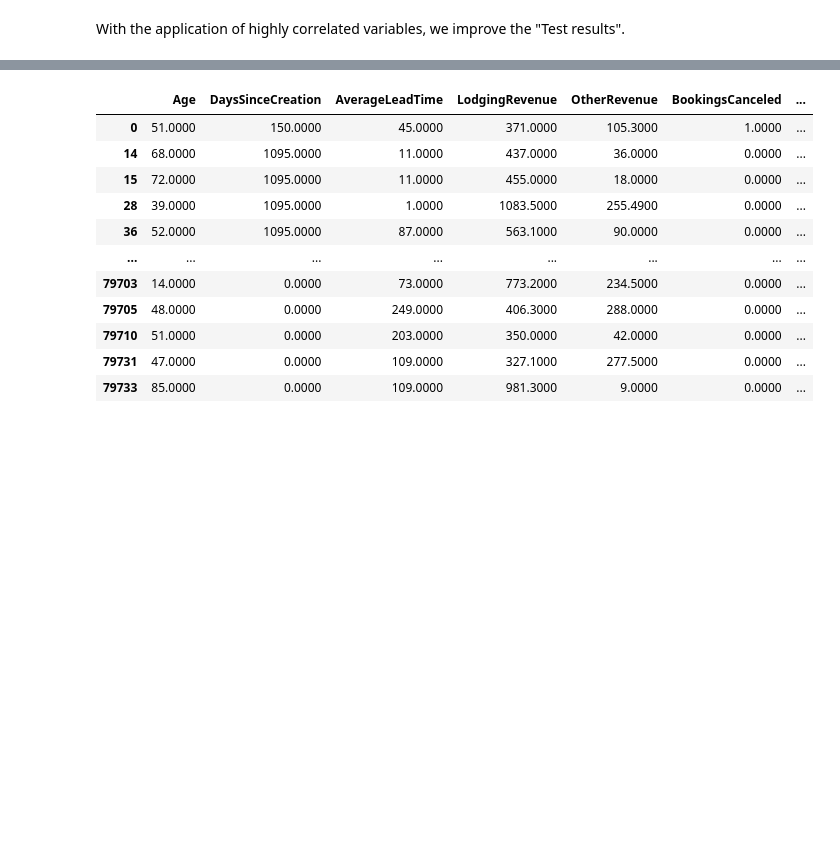
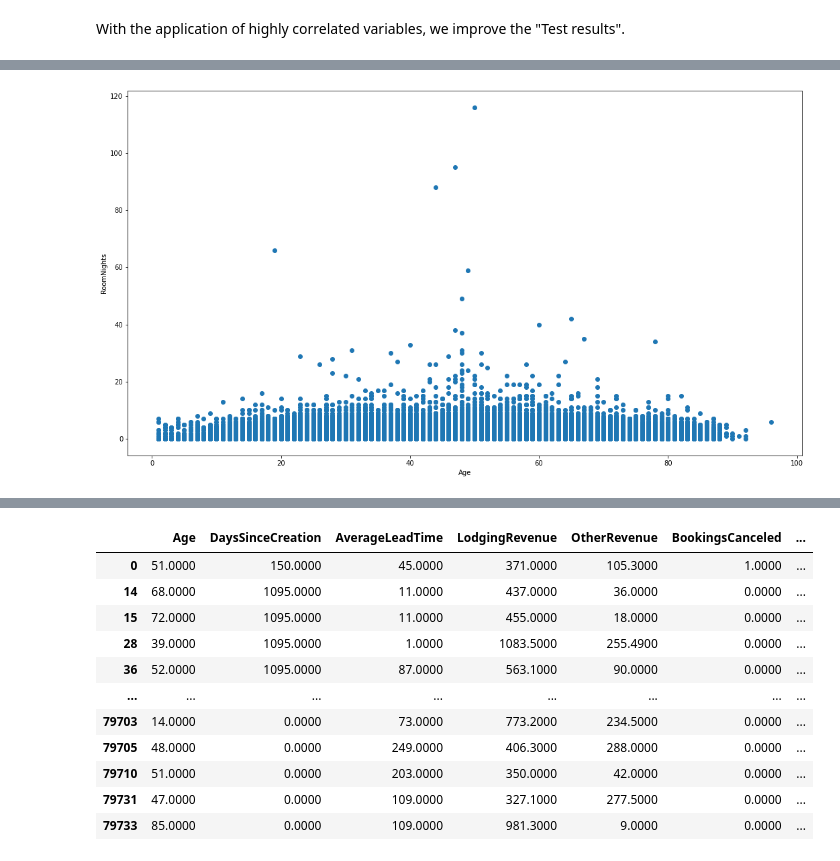
Before and after one commit to iremirezdeganuza72/Cohort_Analysis, a Jupyter notebook: Cohort analysis and segmentation.ipynb, the cells around one changed output, grey strips where cells are left out. Drawn from its saved outputs; the diff is of its cells as text; code cells hidden in the pictures; blank space fills up the shorter version.

```diff
--- a/Cohort analysis and segmentation.ipynb
+++ b/Cohort analysis and segmentation.ipynb
@@ -980,0 +991,13 @@ With the application of highly correlated variables, we improve the "Test result
+# %%
+# Scatter plot
+fig, ax = plt.subplots(figsize = (18,10))
+ax.scatter(df1['Age'], df1['RoomNights'])
+
+# x-axis label
+ax.set_xlabel('Age')
+
+# y-axis label
+ax.set_ylabel('RoomNights')
+plt.show()
+# %% [output]
+[figure, added]
```
Also changed, not shown: parts of 24 cells of this notebook.
